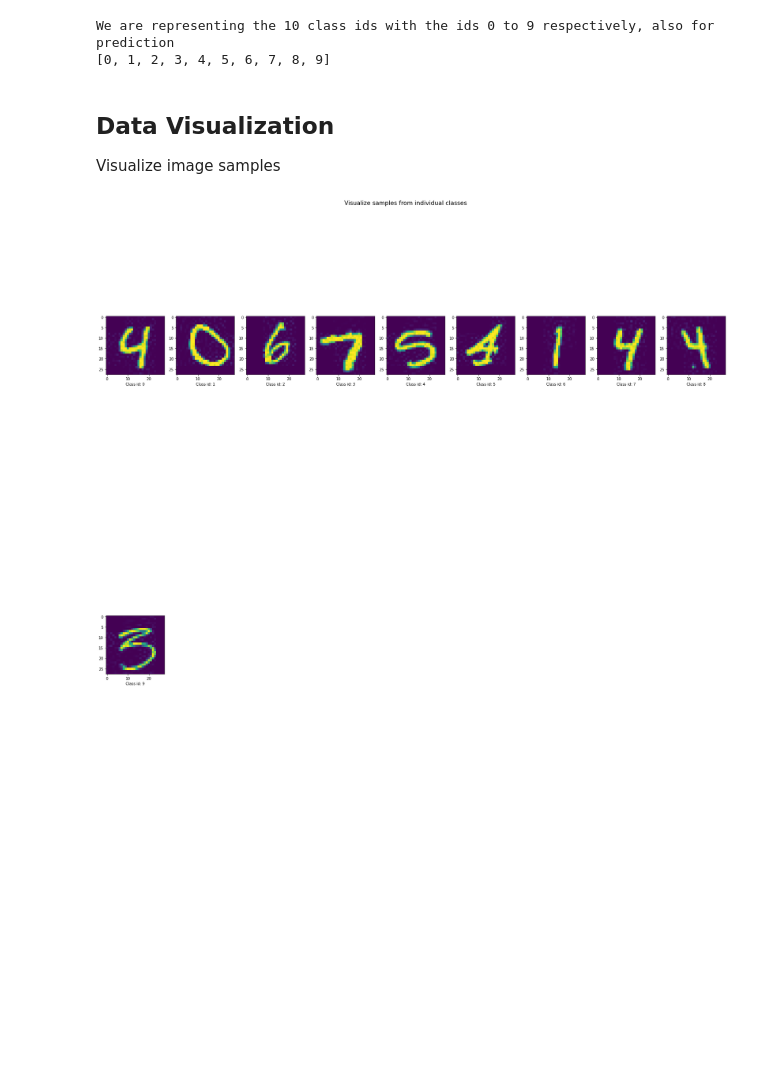
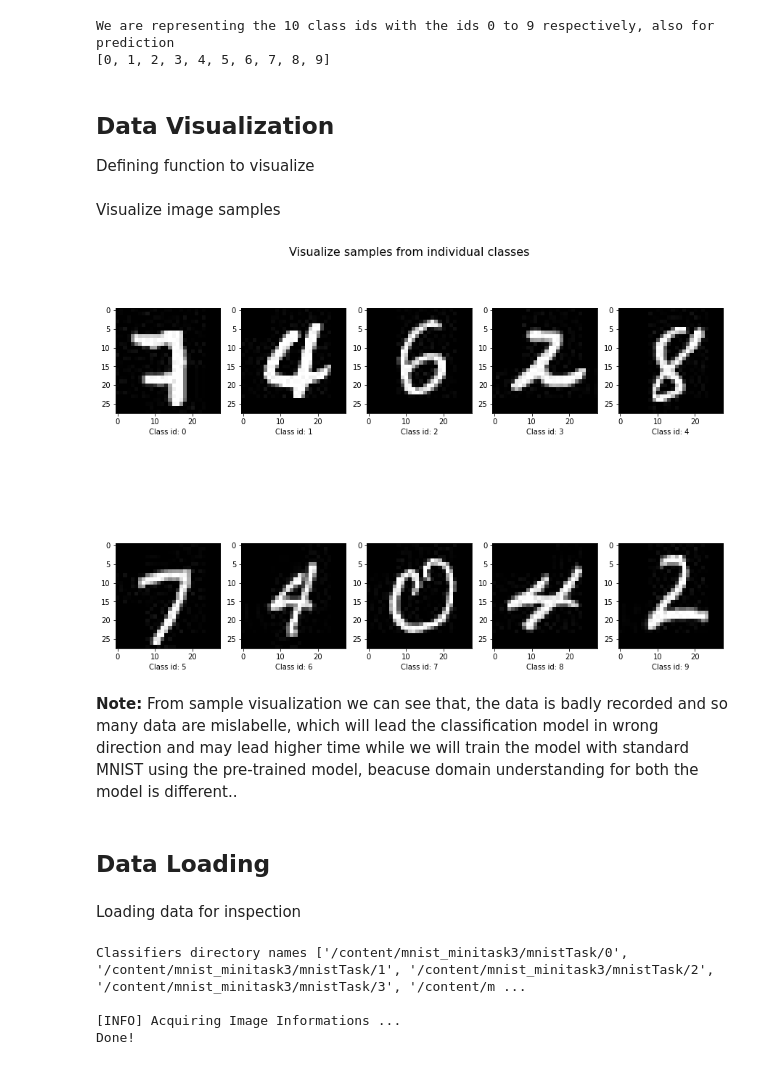
Before and after one commit to sayan0506/Comparative-STudy-of-Effect-of-Transfer-Learning-om-Different-Handwritten-Digit-Datasets-using-WandB, a Jupyter notebook: IIITD_assignment_task_2_test_script.ipynb, the cells around one changed output. Saved outputs shown, nothing was run; the diff lists cells and outputs as text; code cells hidden in the pictures; blank space fills up the shorter version.

```diff
--- a/IIITD_assignment_task_2_test_script.ipynb
+++ b/IIITD_assignment_task_2_test_script.ipynb
@@ -1826,12 +1826,57 @@ We are representing the 10 class ids with the ids 0 to 9 respectively, also for
 # %% [markdown]
 ## Data Visualization
 
-Visualize image samples
+Defining function to visualize
+# %%
+def mnist_vis_images(img_dir, class_ids):
+  '''
+  Visualizing random samples for each class
+  '''
+  # no of image in each row
+  cols = 5
+  rows = int(np.ceil(len(os.listdir(img_dir))/cols))
+  # samples left for the last row, the remainders
+  end_count = len(os.listdir(img_dir))%cols
+
+  # defining the figure to visualize
+  fig = plt.figure(figsize = (15,10))
+  fig.suptitle('Visualize samples from individual classes', fontsize = 16)
+  fig.tight_layout()
+  fig.subplots_adjust(top = 0.95)
+
+  for id, folder in enumerate(sorted(os.listdir(img_dir))):
+
+    # fetching random image sample
+
+    id_path = os.path.join(img_dir,folder)
+    img_sample = random.choice(os.listdir(id_path))
+    img_path = os.path.join(id_path, img_sample)
+    img = plt.imread(img_path)
+
+    # visualize
+    fig.add_subplot(rows, cols, id+1)
+    plt.imshow(img, cmap = 'gray')
+    plt.xlabel(f'Class id: {class_ids[id]}')
+
+  plt.show()
+# %% [markdown]
+Visualize image samples
 # %%
 # calling the function to visualize individual random samples
-vis_images(img_dir_mnist, class_ids)
+mnist_vis_images(img_dir_mnist, class_ids)
 # %% [output]
-[figure, old version]
+[figure, new version]
+# %% [markdown]
+**Note:** From sample visualization we can see that, the data is badly recorded and so many data are mislabelle, which will lead the classification model in wrong direction and may lead higher time while we will train the model with standard MNIST using the pre-trained model, beacuse domain understanding for both the model is different..
+# %% [markdown]
+## Data Loading
+# %% [markdown]
+Loading data for inspection
 # %%
 # load dataframes for inspection
-ldf, img_df = fetch_img(img_dir_mnist)
+ldf_mt3, img_df_mt3 = fetch_img(img_dir_mnist)
+# %% [output]
+Classifiers directory names ['/content/mnist_minitask3/mnistTask/0', '/content/mnist_minitask3/mnistTask/1', '/content/mnist_minitask3/mnistTask/2', '/content/mnist_minitask3/mnistTask/3', '/content/m ...
+
+[INFO] Acquiring Image Informations ...
+Done!
```
Also changed, not shown: parts of 30 cells of this notebook.
